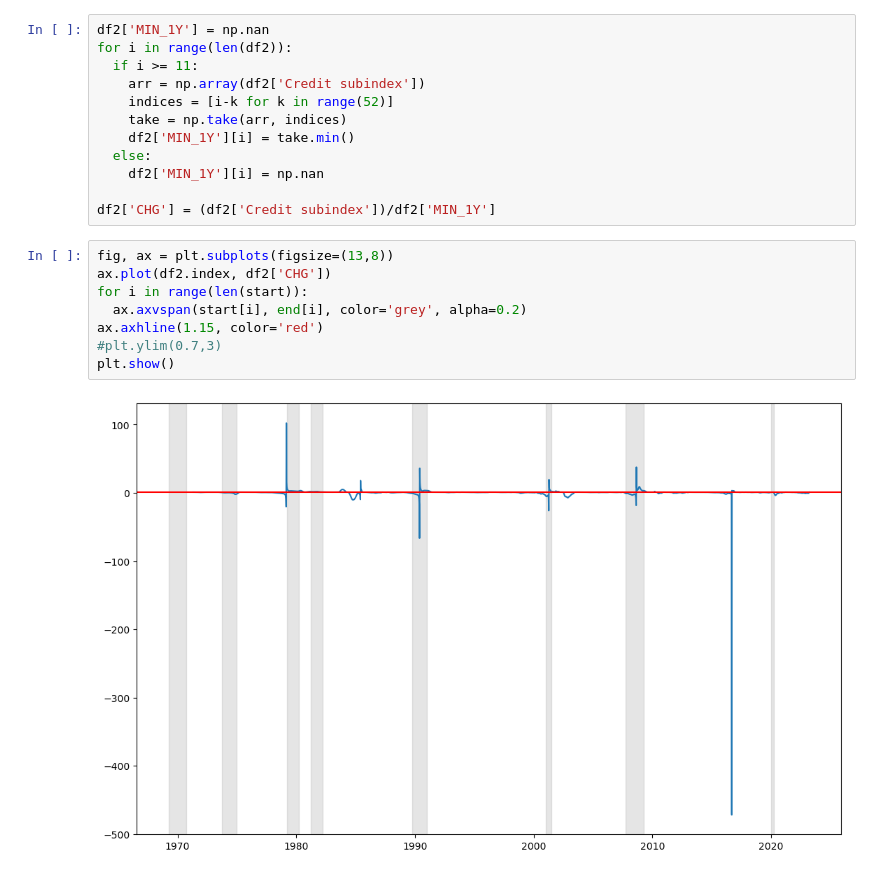
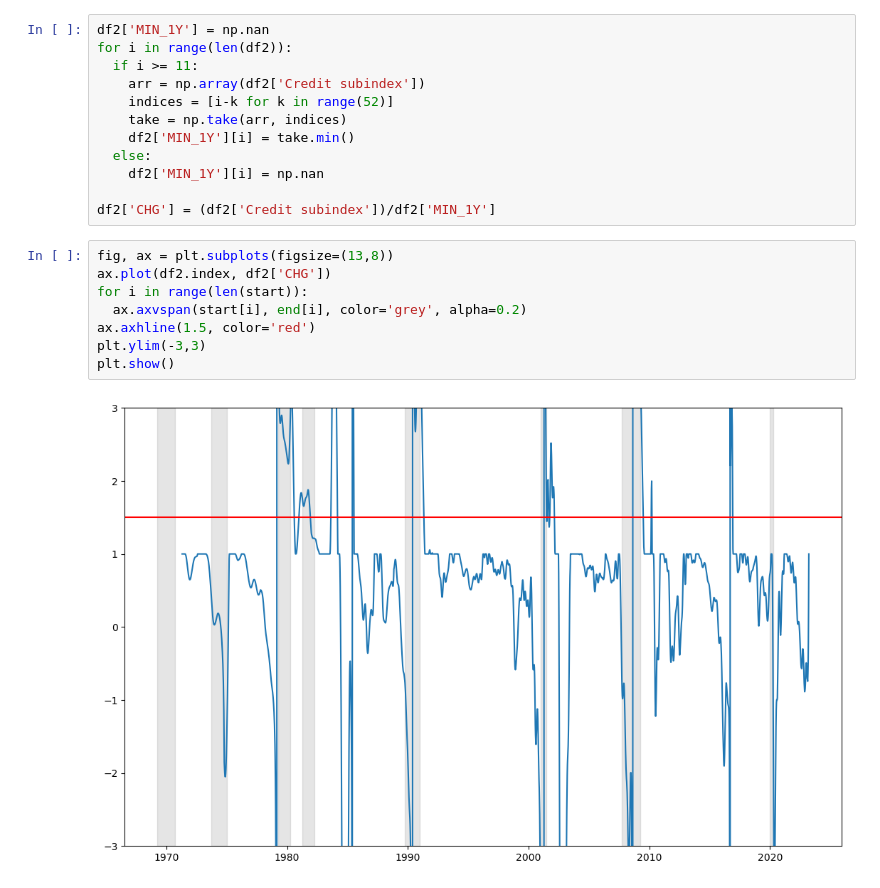
Before and after one commit to YoongsompornT/RecessionPrediction, a Jupyter notebook: Models/Threshold/Index5-RecesPredict.ipynb, the cells around one changed output. Saved outputs shown, nothing was run; the diff lists cells and outputs as text.

```diff
--- a/Models/Threshold/Index5-RecesPredict.ipynb
+++ b/Models/Threshold/Index5-RecesPredict.ipynb
@@ -150,11 +150,11 @@ df2['CHG'] = (df2['Credit subindex'])/df2['MIN_1Y']
 # %%
 fig, ax = plt.subplots(figsize=(13,8))
 ax.plot(df2.index, df2['CHG'])
 for i in range(len(start)):
   ax.axvspan(start[i], end[i], color='grey', alpha=0.2)
-ax.axhline(1.15, color='red')
-#plt.ylim(0.7,3)
+ax.axhline(1.5, color='red')
+plt.ylim(-3,3)
 plt.show()
 # %% [output]
-[figure, old version]
+[figure, new version]
 # %%
```
Also changed, not shown: parts of 22 cells of this notebook, 1 other file.
